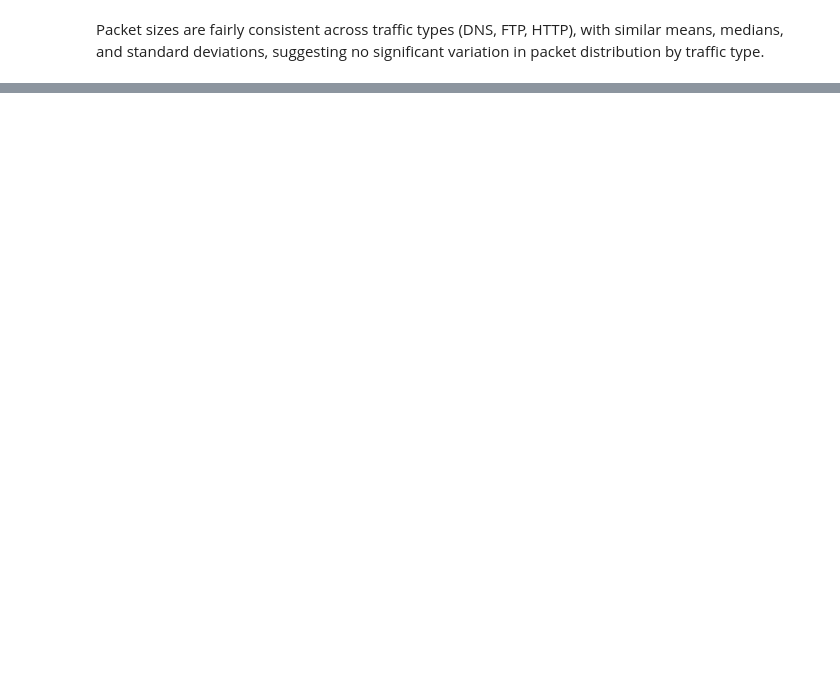
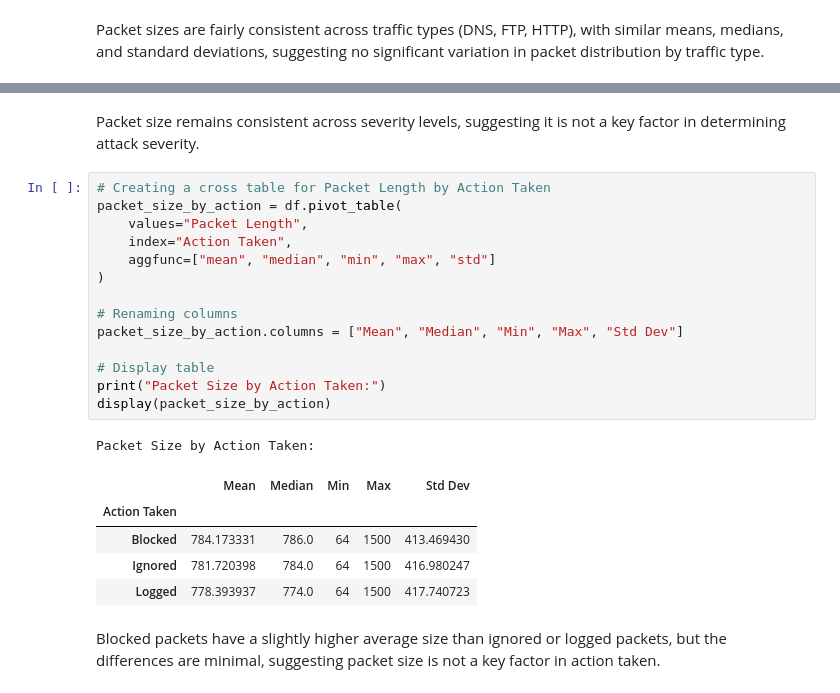
Before and after one commit to natfaria/cyberAttack, a Jupyter notebook: cyberattacks/notebooks/EDA.ipynb, the cells around one changed output, grey strips where cells are left out. Drawn from its saved outputs; the diff is of its cells as text; blank space fills up the shorter version.

```diff
--- a/cyberattacks/notebooks/EDA.ipynb
+++ b/cyberattacks/notebooks/EDA.ipynb
@@ -293,0 +309,25 @@ Packet sizes are fairly consistent across traffic types (DNS, FTP, HTTP), with s
+# %% [markdown]
+Packet size remains consistent across severity levels, suggesting it is not a key factor in determining attack severity.
+# %%
+# Creating a cross table for Packet Length by Action Taken
+packet_size_by_action = df.pivot_table(
+    values="Packet Length",
+    index="Action Taken",
+    aggfunc=["mean", "median", "min", "max", "std"]
+)
+
+# Renaming columns
+packet_size_by_action.columns = ["Mean", "Median", "Min", "Max", "Std Dev"]
+
+# Display table
+print("Packet Size by Action Taken:")
+display(packet_size_by_action)
+# %% [output]
+Packet Size by Action Taken:
+|  | Mean | Median | Min | Max | Std Dev |
+| Action Taken |  |  |  |  |  |
+| Blocked | 784.173331 | 786.0 | 64 | 1500 | 413.469430 |
+| Ignored | 781.720398 | 784.0 | 64 | 1500 | 416.980247 |
+| Logged | 778.393937 | 774.0 | 64 | 1500 | 417.740723 |
+# %% [markdown]
+Blocked packets have a slightly higher average size than ignored or logged packets, but the differences are minimal, suggesting packet size is not a key factor in action taken.
```
Also changed, not shown: parts of 6 cells of this notebook.
